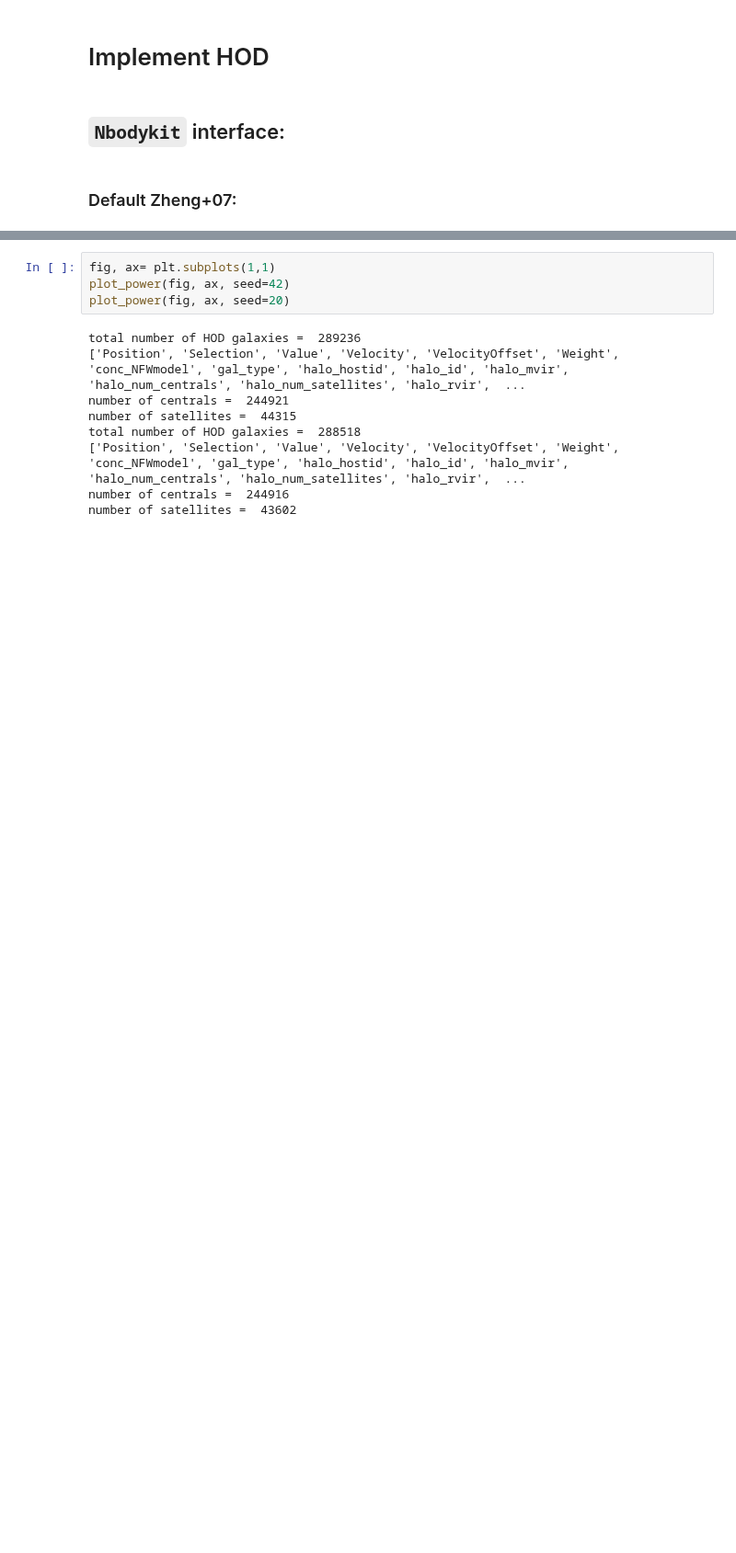
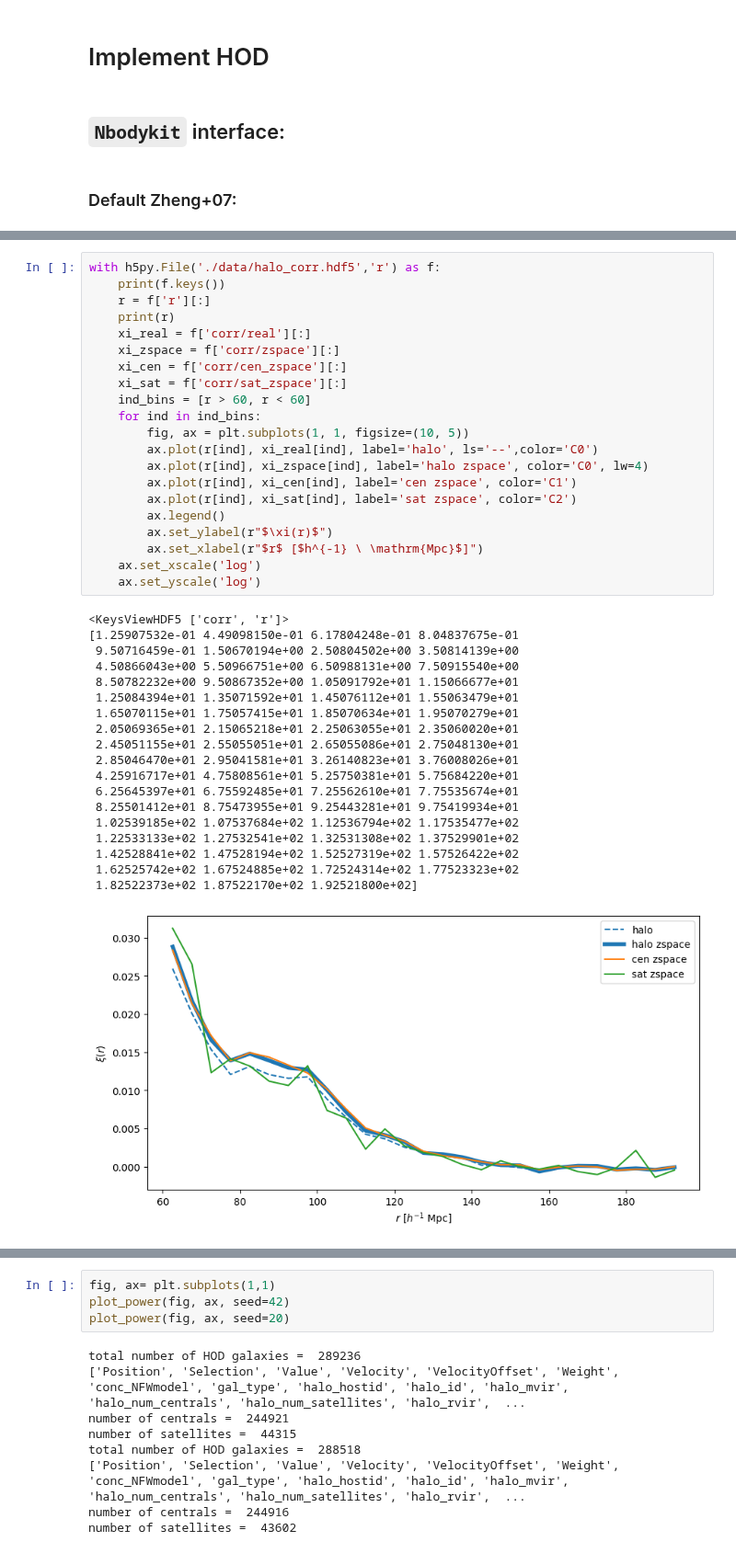
Before and after one commit to qezlou/Goku_ELG, a Jupyter notebook: HOD/pig_checks.ipynb, the cells around one changed output, grey strips where cells are left out. Shown at 92% size. Cells and saved outputs as stored; diff of their text form; blank space fills up the shorter version.

```diff
--- a/HOD/pig_checks.ipynb
+++ b/HOD/pig_checks.ipynb
@@ -124,0 +158,41 @@ Error:
+# %%
+with h5py.File('./data/halo_corr.hdf5','r') as f:
+    print(f.keys())
+    r = f['r'][:]
+    print(r)
+    xi_real = f['corr/real'][:]
+    xi_zspace = f['corr/zspace'][:]
+    xi_cen = f['corr/cen_zspace'][:]
+    xi_sat = f['corr/sat_zspace'][:]
+    ind_bins = [r > 60, r < 60]
+    for ind in ind_bins:
+        fig, ax = plt.subplots(1, 1, figsize=(10, 5))
+        ax.plot(r[ind], xi_real[ind], label='halo', ls='--',color='C0')
+        ax.plot(r[ind], xi_zspace[ind], label='halo zspace', color='C0', lw=4)
+        ax.plot(r[ind], xi_cen[ind], label='cen zspace', color='C1')
+        ax.plot(r[ind], xi_sat[ind], label='sat zspace', color='C2')
+        ax.legend()
+        ax.set_ylabel(r"$\xi(r)$")
+        ax.set_xlabel(r"$r$ [$h^{-1} \ \mathrm{Mpc}$]")
+    ax.set_xscale('log')
+    ax.set_yscale('log')
+# %% [output]
+<KeysViewHDF5 ['corr', 'r']>
+[1.25907532e-01 4.49098150e-01 6.17804248e-01 8.04837675e-01
+ 9.50716459e-01 1.50670194e+00 2.50804502e+00 3.50814139e+00
+ 4.50866043e+00 5.50966751e+00 6.50988131e+00 7.50915540e+00
+ 8.50782232e+00 9.50867352e+00 1.05091792e+01 1.15066677e+01
+ 1.25084394e+01 1.35071592e+01 1.45076112e+01 1.55063479e+01
+ 1.65070115e+01 1.75057415e+01 1.85070634e+01 1.95070279e+01
+ 2.05069365e+01 2.15065218e+01 2.25063055e+01 2.35060020e+01
+ 2.45051155e+01 2.55055051e+01 2.65055086e+01 2.75048130e+01
+ 2.85046470e+01 2.95041581e+01 3.26140823e+01 3.76008026e+01
+ 4.25916717e+01 4.75808561e+01 5.25750381e+01 5.75684220e+01
+ 6.25645397e+01 6.75592485e+01 7.25562610e+01 7.75535674e+01
+ 8.25501412e+01 8.75473955e+01 9.25443281e+01 9.75419934e+01
+ 1.02539185e+02 1.07537684e+02 1.12536794e+02 1.17535477e+02
+ 1.22533133e+02 1.27532541e+02 1.32531308e+02 1.37529901e+02
+ 1.42528841e+02 1.47528194e+02 1.52527319e+02 1.57526422e+02
+ 1.62525742e+02 1.67524885e+02 1.72524314e+02 1.77523323e+02
+ 1.82522373e+02 1.87522170e+02 1.92521800e+02]
+[figure, added]
```
Also changed, not shown: parts of 11 cells of this notebook, 4 other files.
